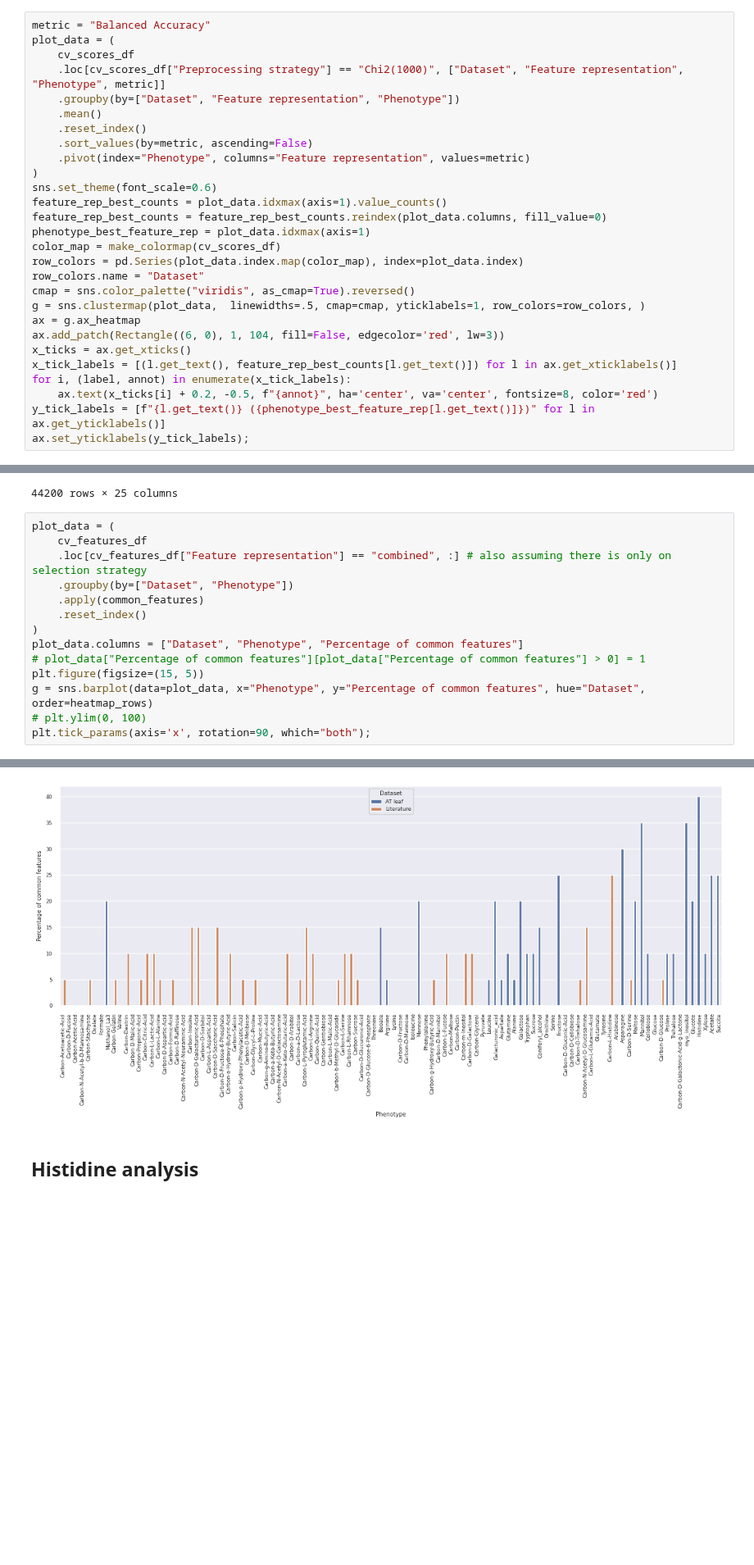
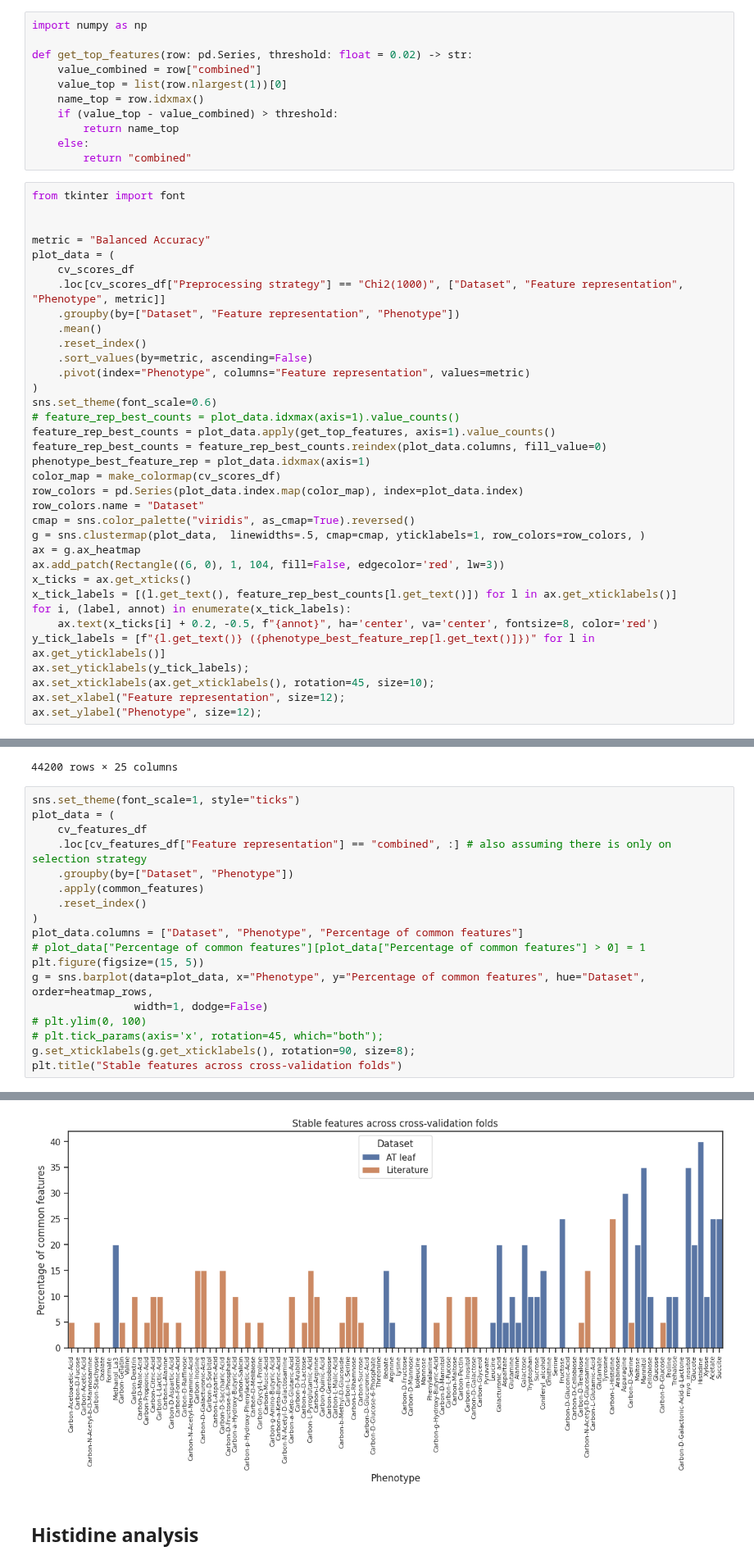
Before and after one commit to kbasecollaborations/trait-prediction, a Jupyter notebook: notebooks/biolog/poster_chleaf_combinedfeat.ipynb, the cells around one changed output, grey strips where cells are left out. Shown at 82% size. Drawn from its saved outputs; the diff is of its cells as text; blank space fills up the shorter version.

Commit message:
feat: final figures for GSP poster

```diff
--- a/notebooks/biolog/poster_chleaf_combinedfeat.ipynb
+++ b/notebooks/biolog/poster_chleaf_combinedfeat.ipynb
@@ -120,7 +120,21 @@ def make_colormap(df):
     return phenotype_colormap
 # %%
 from matplotlib.patches import Rectangle
+# %%
+import numpy as np
+
+def get_top_features(row: pd.Series, threshold: float = 0.02) -> str:
+    value_combined = row["combined"]
+    value_top = list(row.nlargest(1))[0]
+    name_top = row.idxmax()
+    if (value_top - value_combined) > threshold:
+        return name_top
+    else:
+        return "combined"
 # %%
+from tkinter import font
+
+
 metric = "Balanced Accuracy"
 plot_data = (
     cv_scores_df
@@ -132,7 +146,8 @@ plot_data = (
     .pivot(index="Phenotype", columns="Feature representation", values=metric)
 )
 sns.set_theme(font_scale=0.6)
-feature_rep_best_counts = plot_data.idxmax(axis=1).value_counts()
+# feature_rep_best_counts = plot_data.idxmax(axis=1).value_counts()
+feature_rep_best_counts = plot_data.apply(get_top_features, axis=1).value_counts()
 feature_rep_best_counts = feature_rep_best_counts.reindex(plot_data.columns, fill_value=0)
 phenotype_best_feature_rep = plot_data.idxmax(axis=1)
 color_map = make_colormap(cv_scores_df)
@@ -148,4 +163,7 @@ for i, (label, annot) in enumerate(x_tick_labels):
     ax.text(x_ticks[i] + 0.2, -0.5, f"{annot}", ha='center', va='center', fontsize=8, color='red')
 y_tick_labels = [f"{l.get_text()} ({phenotype_best_feature_rep[l.get_text()]})" for l in ax.get_yticklabels()]
 ax.set_yticklabels(y_tick_labels);
+ax.set_xticklabels(ax.get_xticklabels(), rotation=45, size=10);
+ax.set_xlabel("Feature representation", size=12);
+ax.set_ylabel("Phenotype", size=12);
 # %% [output]
@@ -202,6 +224,7 @@ cv_features_df
 | 44199 | 382_538 | K03933 | SSO:000034267 | K07258 | K03200.1 | SSO:000024934 | K00003 | K16568 | K00996 | 992_2222 | ... | ... |
 44200 rows × 25 columns
 # %%
+sns.set_theme(font_scale=1, style="ticks")
 plot_data = (
     cv_features_df
     .loc[cv_features_df["Feature representation"] == "combined", :] # also assuming there is only on selection strategy
@@ -212,7 +235,10 @@ plot_data = (
 plot_data.columns = ["Dataset", "Phenotype", "Percentage of common features"]
 # plot_data["Percentage of common features"][plot_data["Percentage of common features"] > 0] = 1
 plt.figure(figsize=(15, 5))
-g = sns.barplot(data=plot_data, x="Phenotype", y="Percentage of common features", hue="Dataset", order=heatmap_rows)
+g = sns.barplot(data=plot_data, x="Phenotype", y="Percentage of common features", hue="Dataset", order=heatmap_rows,
+                width=1, dodge=False)
 # plt.ylim(0, 100)
-plt.tick_params(axis='x', rotation=90, which="both");
+# plt.tick_params(axis='x', rotation=45, which="both");
+g.set_xticklabels(g.get_xticklabels(), rotation=90, size=8);
+plt.title("Stable features across cross-validation folds")
 # %% [output]
@@ -219,4 +246,4 @@ plt.tick_params(axis='x', rotation=90, which="both");
-[figure, old version]
+[figure, new version]
 # %% [markdown]
 ## Histidine analysis
 # %%
```
Also changed, not shown: parts of 7 cells of this notebook.
